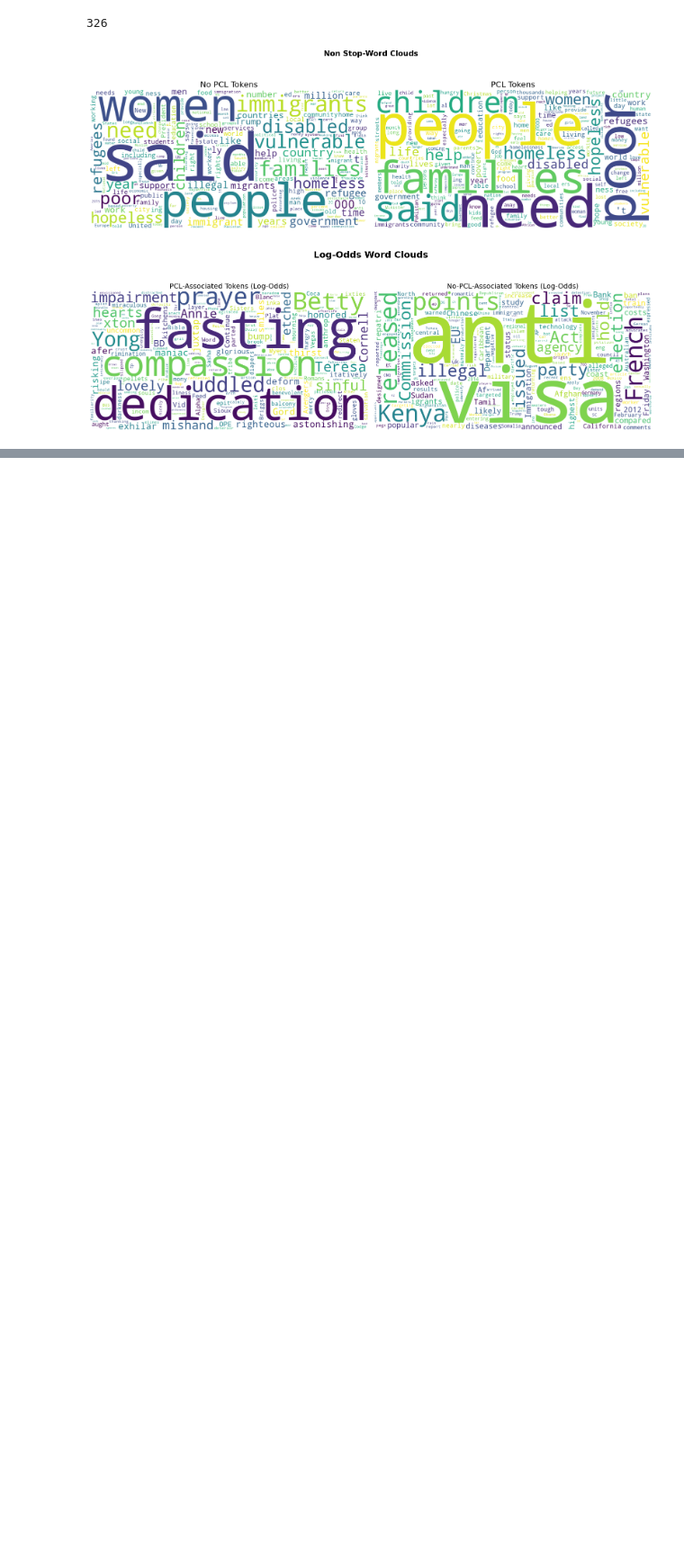
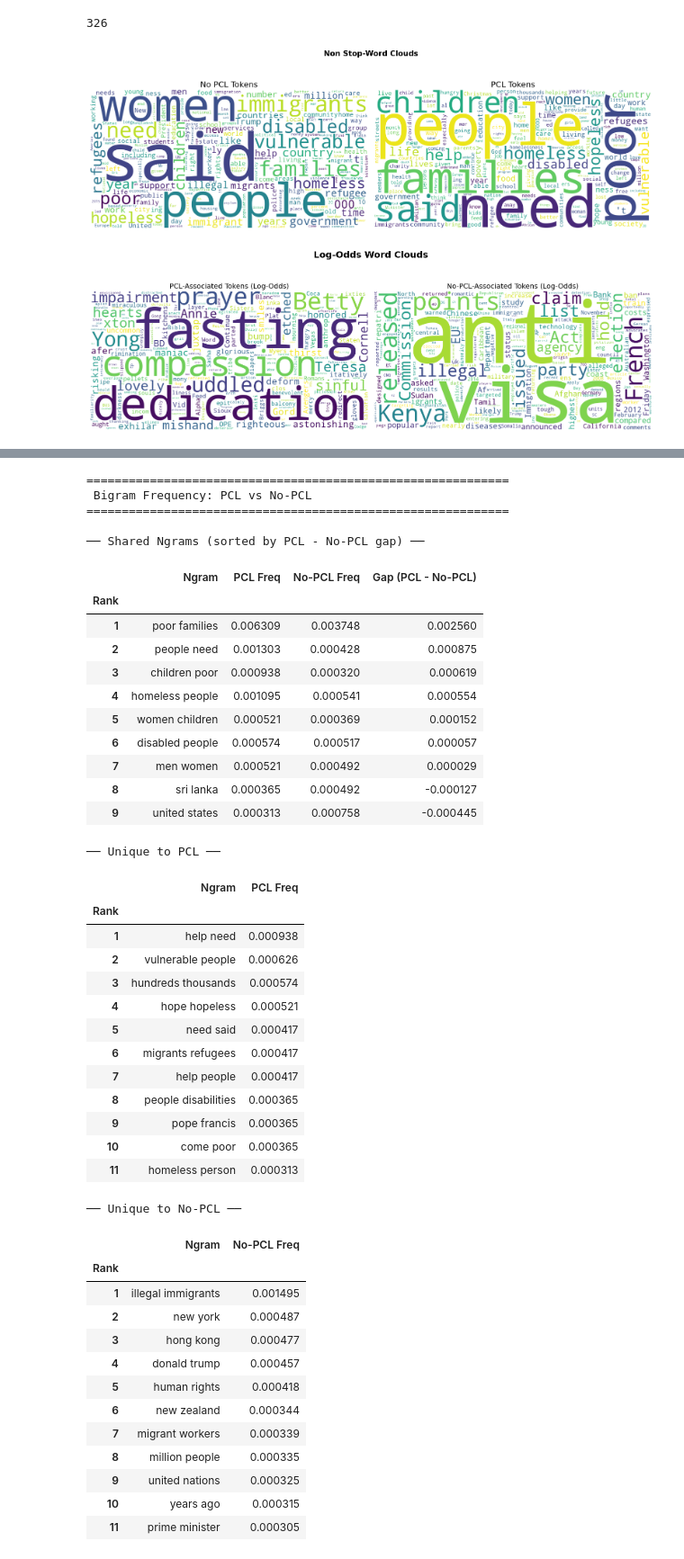
Before and after one commit to AngadK89/60035_nlp_cw, a Jupyter notebook: eda.ipynb, the cells around one changed output, grey strips where cells are left out. Shown at 90% size. Drawn from its saved outputs; the diff is of its cells as text; code cells hidden in the pictures; blank space fills up the shorter version.

```diff
--- a/eda.ipynb
+++ b/eda.ipynb
@@ -538,23 +538,3 @@ plt.tight_layout()
 plt.show()
 # %% [output]
 [figure]
-# %%
-# --- Unique tokens word clouds ---
-pcl_only = {w: pcl_token_distr[w] for w in set(pcl_token_distr) - set(no_pcl_token_distr)}
-no_pcl_only = {w: no_pcl_token_distr[w] for w in set(no_pcl_token_distr) - set(pcl_token_distr)}
-
-fig, axes = plt.subplots(1, 2, figsize=(16, 6))
-for ax, freqs, title in zip(
-    axes,
-    [pcl_only, no_pcl_only],
-    [f"Unique to PCL ({len(pcl_only)} tokens)", f"Unique to No-PCL ({len(no_pcl_only)} tokens)"],
-):
-    wc = WordCloud(width=800, height=400, background_color="white")
-    wc.generate_from_frequencies(freqs)
-    ax.imshow(wc, interpolation="bilinear")
-    ax.axis("off")
-    ax.set_title(title, fontsize=14)
-
-plt.suptitle("Unique Token Word Clouds", fontsize=18, fontweight="bold")
-plt.tight_layout()
-plt.show()
@@ -569,0 +619,47 @@ What are the most common pairs (bigrams) or triplets (trigrams) of words? This r
+# %%
+frequency_table(pcl_bigrams, no_pcl_bigrams, "Bigram Frequency: PCL vs No-PCL")
+# %% [output]
+============================================================
+ Bigram Frequency: PCL vs No-PCL
+============================================================
+
+── Shared Ngrams (sorted by PCL - No-PCL gap) ──
+|  | Ngram | PCL Freq | No-PCL Freq | Gap (PCL - No-PCL) |
+| Rank |  |  |  |  |
+| 1 | poor families | 0.006309 | 0.003748 | 0.002560 |
+| 2 | people need | 0.001303 | 0.000428 | 0.000875 |
+| 3 | children poor | 0.000938 | 0.000320 | 0.000619 |
+| 4 | homeless people | 0.001095 | 0.000541 | 0.000554 |
+| 5 | women children | 0.000521 | 0.000369 | 0.000152 |
+| 6 | disabled people | 0.000574 | 0.000517 | 0.000057 |
+| 7 | men women | 0.000521 | 0.000492 | 0.000029 |
+| 8 | sri lanka | 0.000365 | 0.000492 | -0.000127 |
+| 9 | united states | 0.000313 | 0.000758 | -0.000445 |
+── Unique to PCL ──
+|  | Ngram | PCL Freq |
+| Rank |  |  |
+| 1 | help need | 0.000938 |
+| 2 | vulnerable people | 0.000626 |
+| 3 | hundreds thousands | 0.000574 |
+| 4 | hope hopeless | 0.000521 |
+| 5 | need said | 0.000417 |
+| 6 | migrants refugees | 0.000417 |
+| 7 | help people | 0.000417 |
+| 8 | people disabilities | 0.000365 |
+| 9 | pope francis | 0.000365 |
+| 10 | come poor | 0.000365 |
+| 11 | homeless person | 0.000313 |
+── Unique to No-PCL ──
+|  | Ngram | No-PCL Freq |
+| Rank |  |  |
+| 1 | illegal immigrants | 0.001495 |
+| 2 | new york | 0.000487 |
+| 3 | hong kong | 0.000477 |
+| 4 | donald trump | 0.000457 |
+| 5 | human rights | 0.000418 |
+| 6 | new zealand | 0.000344 |
+| 7 | migrant workers | 0.000339 |
+| 8 | million people | 0.000335 |
+| 9 | united nations | 0.000325 |
+| 10 | years ago | 0.000315 |
+| 11 | prime minister | 0.000305 |
```
Also changed, not shown: parts of 6 cells of this notebook.
